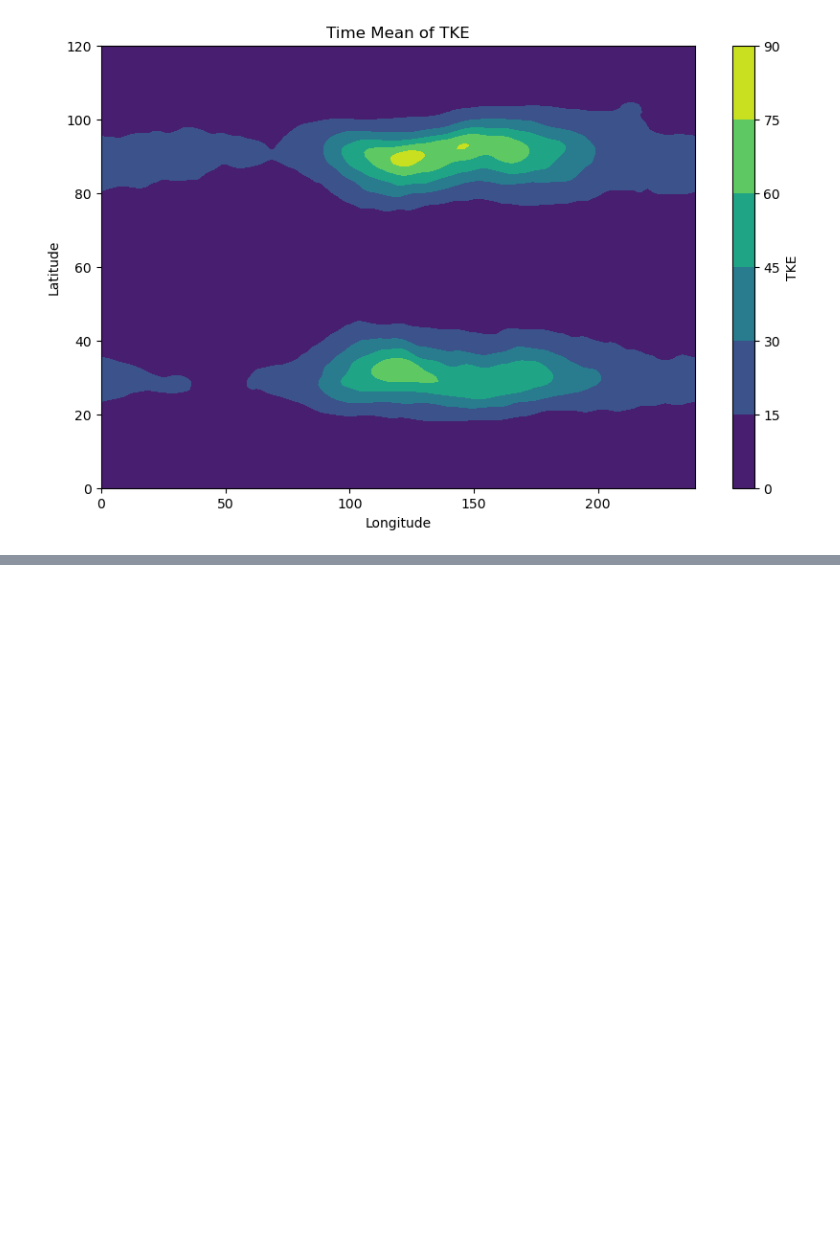
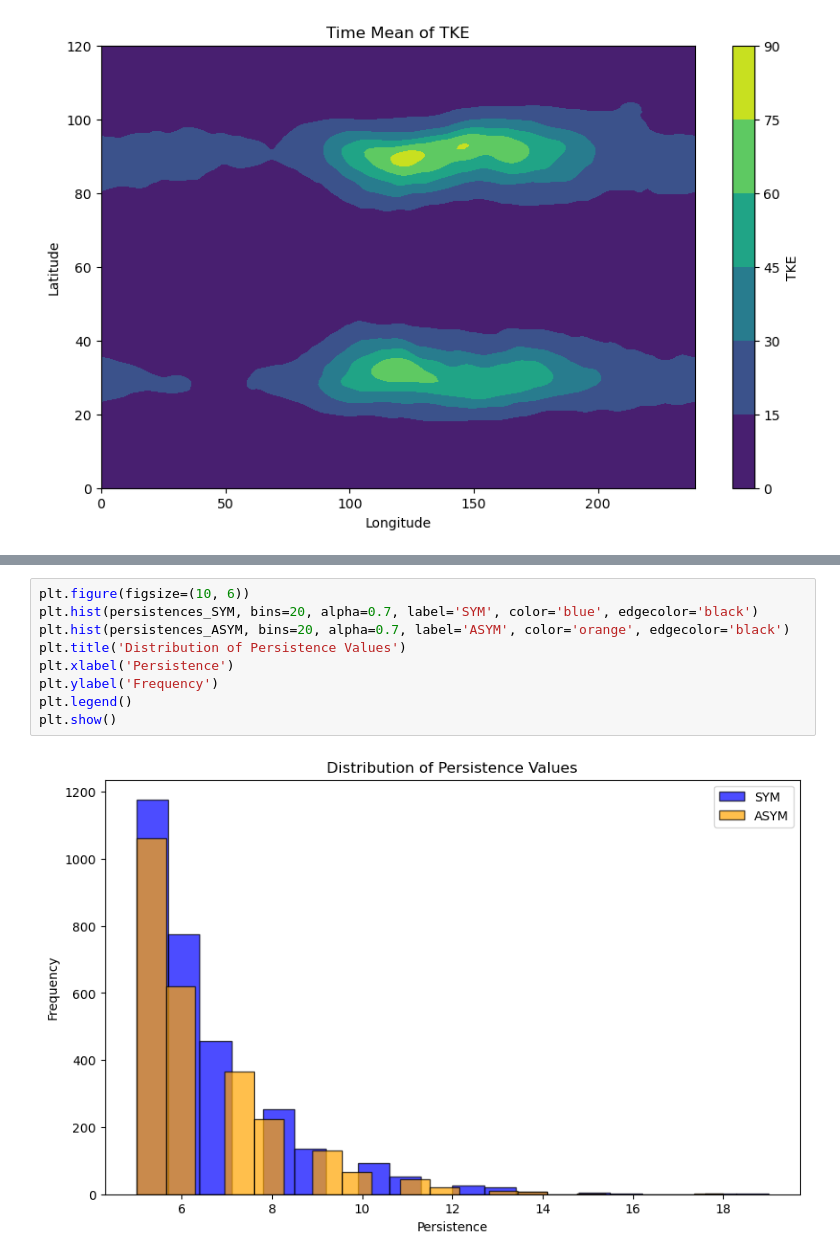
Before and after one commit to michele-filippucci/lwa_persistence, a Jupyter notebook: scratchbook.ipynb, the cells around one changed output, grey strips where cells are left out. Saved outputs shown, nothing was run; the diff lists cells and outputs as text; blank space fills up the shorter version.

```diff
--- a/scratchbook.ipynb
+++ b/scratchbook.ipynb
@@ -21,0 +77,11 @@ plt.show()
+# %%
+plt.figure(figsize=(10, 6))
+plt.hist(persistences_SYM, bins=20, alpha=0.7, label='SYM', color='blue', edgecolor='black')
+plt.hist(persistences_ASYM, bins=20, alpha=0.7, label='ASYM', color='orange', edgecolor='black')
+plt.title('Distribution of Persistence Values')
+plt.xlabel('Persistence')
+plt.ylabel('Frequency')
+plt.legend()
+plt.show()
+# %% [output]
+[figure, added]
```
Also changed, not shown: parts of 13 cells of this notebook, 22 other files.
